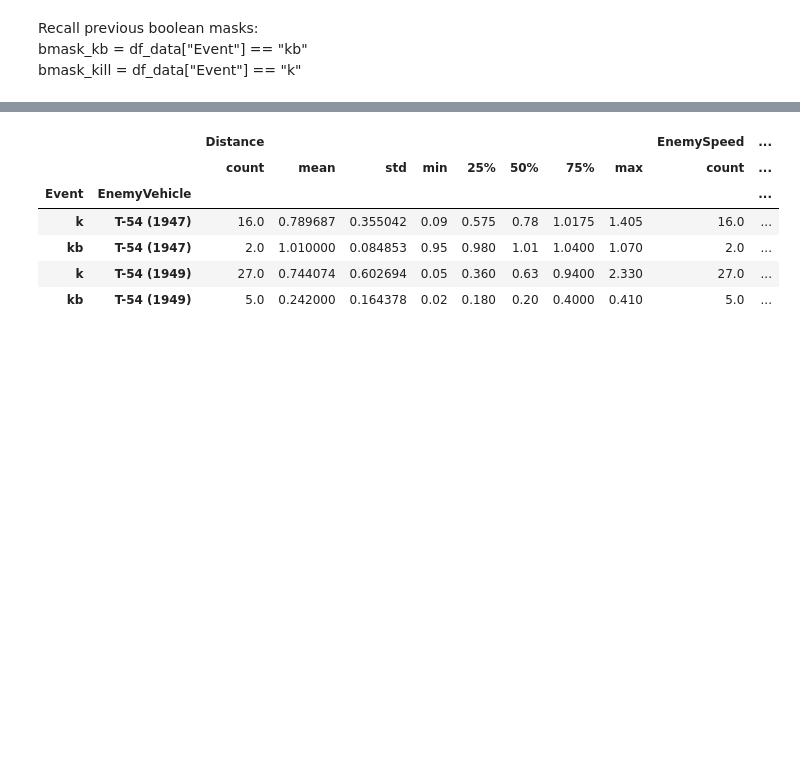
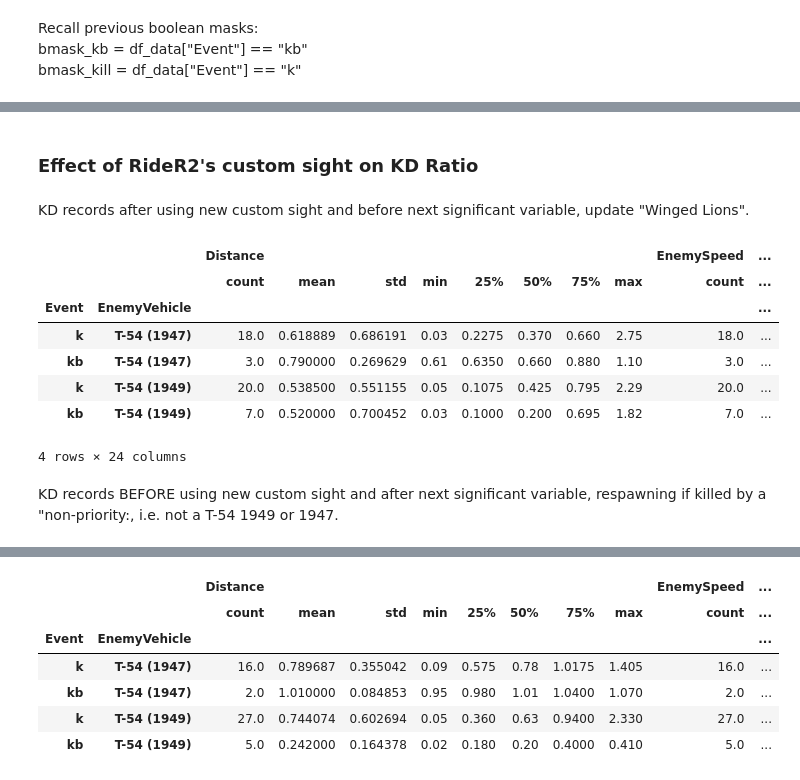
Before and after one commit to SS-Runen/Python-Micro-projects, a Jupyter notebook: warthunder-performance-analysis.ipynb, the cells around one changed output, grey strips where cells are left out. Saved outputs shown, nothing was run; the diff lists cells and outputs as text; code cells hidden in the pictures; blank space fills up the shorter version.

```diff
--- a/warthunder-performance-analysis.ipynb
+++ b/warthunder-performance-analysis.ipynb
@@ -569,2 +532,24 @@ describe_kd(
 | kb | T-54 (1949) | 16.0 | 0.379375 | 0.471812 | 0.02 | 0.1200 | 0.225 | 0.4250 | 1.82 | 16.0 | ... |
 4 rows × 24 columns
+# %% [markdown]
+### Effect of RideR2's custom sight on KD Ratio
+# %% [markdown]
+KD records after using new custom sight and before next significant variable, update "Winged Lions".
+# %%
+describe_kd(
+    subject_target_pairs = [
+        ("Centurion Mk. 10", ["1947", "1949"])
+    ],
+    df_data = df_data.loc[bmask_after_newsight_2021_11_12 & ~bmask_after_wingedlions]
+)
+# %% [output]
+|  |  | Distance |  |  |  |  |  |  |  | EnemySpeed | ... |
+|  |  | count | mean | std | min | 25% | 50% | 75% | max | count | ... |
+| Event | EnemyVehicle |  |  |  |  |  |  |  |  |  | ... |
+| k | T-54 (1947) | 18.0 | 0.618889 | 0.686191 | 0.03 | 0.2275 | 0.370 | 0.660 | 2.75 | 18.0 | ... |
+| kb | T-54 (1947) | 3.0 | 0.790000 | 0.269629 | 0.61 | 0.6350 | 0.660 | 0.880 | 1.10 | 3.0 | ... |
+| k | T-54 (1949) | 20.0 | 0.538500 | 0.551155 | 0.05 | 0.1075 | 0.425 | 0.795 | 2.29 | 20.0 | ... |
+| kb | T-54 (1949) | 7.0 | 0.520000 | 0.700452 | 0.03 | 0.1000 | 0.200 | 0.695 | 1.82 | 7.0 | ... |
+4 rows × 24 columns
+# %% [markdown]
+KD records BEFORE using new custom sight and after next significant variable, respawning if killed by a "non-priority:, i.e. not a T-54 1949 or 1947.
```
Also changed, not shown: parts of 31 cells of this notebook.
